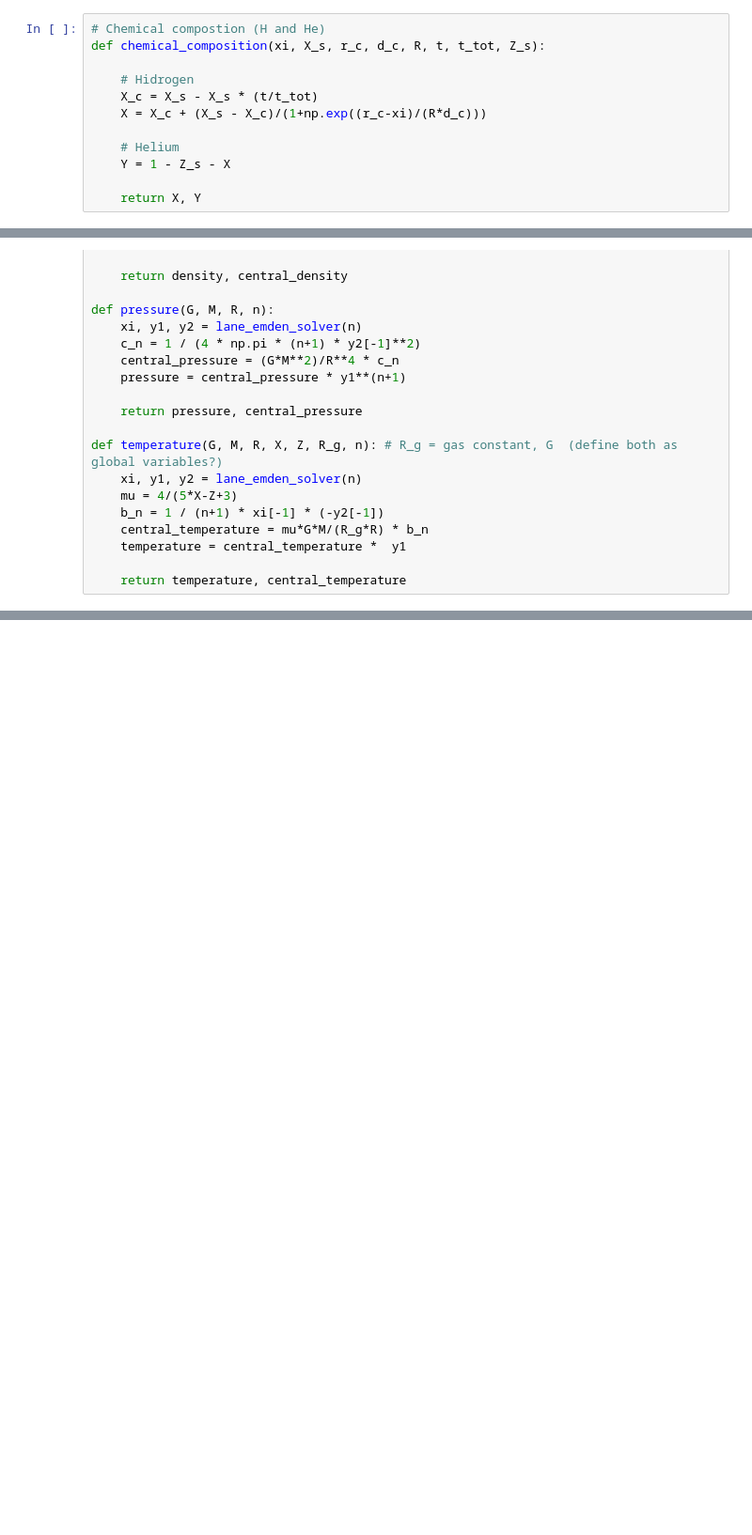
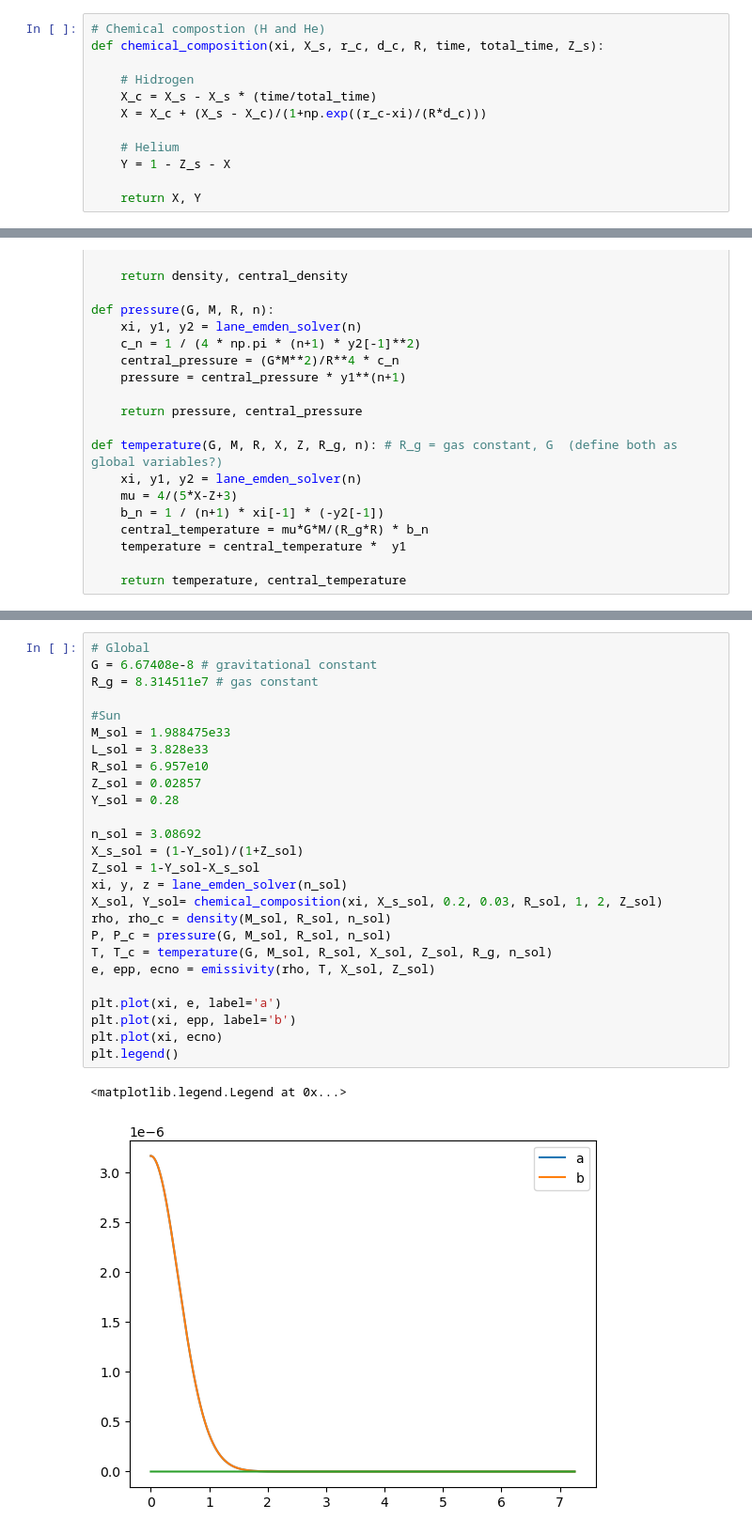
Before and after one commit to rodribro/Computational_Astronomy, a Jupyter notebook: 02_luminosity_polytrope.ipynb, the cells around one changed output, grey strips where cells are left out. Shown at 94% size. Cells and saved outputs as stored; diff of their text form; blank space fills up the shorter version.

```diff
--- a/02_luminosity_polytrope.ipynb
+++ b/02_luminosity_polytrope.ipynb
@@ -5,10 +7,10 @@ from polytrope_model import lane_emden_sys, lane_emden_solver
 import numpy as np
 # %%
 # Chemical compostion (H and He)
-def chemical_composition(xi, X_s, r_c, d_c, R, t, t_tot, Z_s):
+def chemical_composition(xi, X_s, r_c, d_c, R, time, total_time, Z_s):
 
     # Hidrogen
-    X_c = X_s - X_s * (t/t_tot)
+    X_c = X_s - X_s * (time/total_time)
     X = X_c + (X_s - X_c)/(1+np.exp((r_c-xi)/(R*d_c)))
 
     # Helium
@@ -82,0 +108,29 @@ def luminosity():
+# %%
+# Global
+G = 6.67408e-8 # gravitational constant
+R_g = 8.314511e7 # gas constant
+
+#Sun
+M_sol = 1.988475e33
+L_sol = 3.828e33
+R_sol = 6.957e10
+Z_sol = 0.02857
+Y_sol = 0.28
+
+n_sol = 3.08692
+X_s_sol = (1-Y_sol)/(1+Z_sol)
+Z_sol = 1-Y_sol-X_s_sol
+xi, y, z = lane_emden_solver(n_sol)
+X_sol, Y_sol= chemical_composition(xi, X_s_sol, 0.2, 0.03, R_sol, 1, 2, Z_sol)
+rho, rho_c = density(M_sol, R_sol, n_sol)
+P, P_c = pressure(G, M_sol, R_sol, n_sol)
+T, T_c = temperature(G, M_sol, R_sol, X_sol, Z_sol, R_g, n_sol)
+e, epp, ecno = emissivity(rho, T, X_sol, Z_sol)
+
+plt.plot(xi, e, label='a')
+plt.plot(xi, epp, label='b')
+plt.plot(xi, ecno)
+plt.legend()
+# %% [output]
+<matplotlib.legend.Legend at 0x...>
+[figure, added]
```
Also changed, not shown: parts of 5 cells of this notebook, 2 other files.
